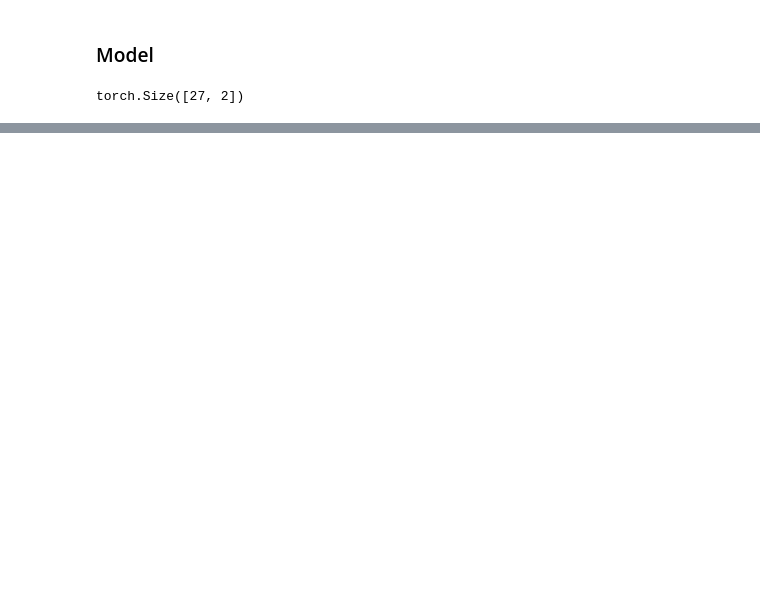
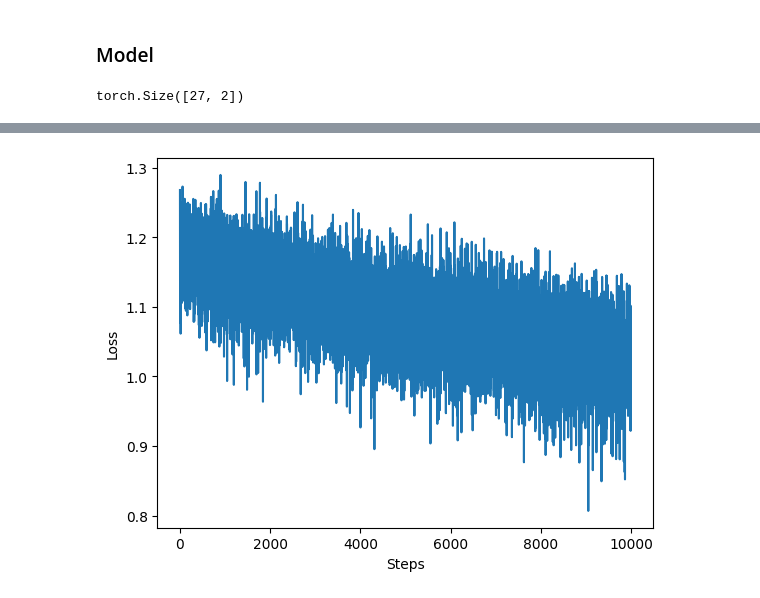
Before and after one commit to PathFinderKR/LLM101, a Jupyter notebook: notebooks/Lectures/Lecture_03.ipynb, the cells around one changed output, grey strips where cells are left out. Drawn from its saved outputs; the diff is of its cells as text; code cells hidden in the pictures; blank space fills up the shorter version.

```diff
--- a/notebooks/Lectures/Lecture_03.ipynb
+++ b/notebooks/Lectures/Lecture_03.ipynb
@@ -64,6 +70,7 @@ class MLPConfig:
 ### Reproducibility
 # %%
 set_seed(MLPConfig.seed)
+generator = torch.Generator().manual_seed(MLPConfig.seed)
 # %% [output]
 Random seed set to 101
 # %% [markdown]
@@ -121,7 +133,7 @@ Input shape: torch.Size([228146, 3]), Output shape: torch.Size([228146])
 # %% [markdown]
 ### Model
 # %%
-C = torch.randn(MLPConfig.vocab_size, 2)
+C = torch.randn(27, 2)
 # %%
 C.shape
 # %% [output]
@@ -140,0 +210,16 @@ y = tanh(Cx)
+# %%
+# Initialize parameters
+vocab_size = MLPConfig.vocab_size
+context_size = MLPConfig.context_size
+d_embed = MLPConfig.d_embed
+d_hidden = MLPConfig.d_hidden
+C = torch.randn(vocab_size, d_embed, generator=generator)
+W1 = torch.randn(d_embed * context_size, d_hidden, generator=generator)
+b1 = torch.randn(d_hidden, generator=generator)
+W2 = torch.randn(d_hidden, vocab_size, generator=generator)
+b2 = torch.randn(vocab_size, generator=generator)
+
+parameters = [C, W1, b1, W2, b2]
+for params in parameters:
+    params.requires_grad = True
+print(f"Number of parameters: {sum(p.numel() for p in parameters)}")
@@ -140,0 +238,50 @@ y = tanh(Cx)
+# %%
+batch_size = MLPConfig.batch_size  # Do not change
+max_steps = MLPConfig.max_steps  # Do not change
+lr = MLPConfig.lr  # Change learning rate
+steps = []
+losses = []
+
+
+for i in range(max_steps):
+    # Mini-batch
+    idx = torch.randint(0, len(xs), (batch_size,))
+    x = xs[idx]  # (batch_size, context_size)
+    y = ys[idx]  # (batch_size)
+    if i == 0:
+        print(f"x: {x}")
+        print(f"y: {y}")
+
+    # Forward pass
+    # ------------------
+    # Write your implementation here.
+    ## Embedding
+    x_embed = C[x]  # (batch_size, context_size, d_embed)
+    ## Concatenate
+    x = x_embed.view(batch_size, -1)  # (batch_size, d_embed*context_size)
+    ## Hidden layer
+    h = F.tanh(x @ W1 + b1)  # (batch_size, d_hidden)
+    ## Output layer
+    logits = h @ W2 + b2  # (batch_size, vocab_size)
+    # ----------------
+    loss = F.cross_entropy(logits, y)
+
+    # Backward pass
+    for param in parameters:
+        param.grad = None
+    loss.backward()
+
+    # Update parameters
+    for param in parameters:
+        param.data += -lr * param.grad
+
+    # Track loss
+    steps.append(i)
+    losses.append(loss.log10().item())
+
+# Plot loss
+plt.plot(steps, losses)
+plt.xlabel("Steps")
+plt.ylabel("Loss")
+plt.show()
+# %% [output]
@@ -140,0 +305 @@ y = tanh(Cx)
+[figure, added]
```
Also changed, not shown: parts of 16 cells of this notebook, 4 other files.
